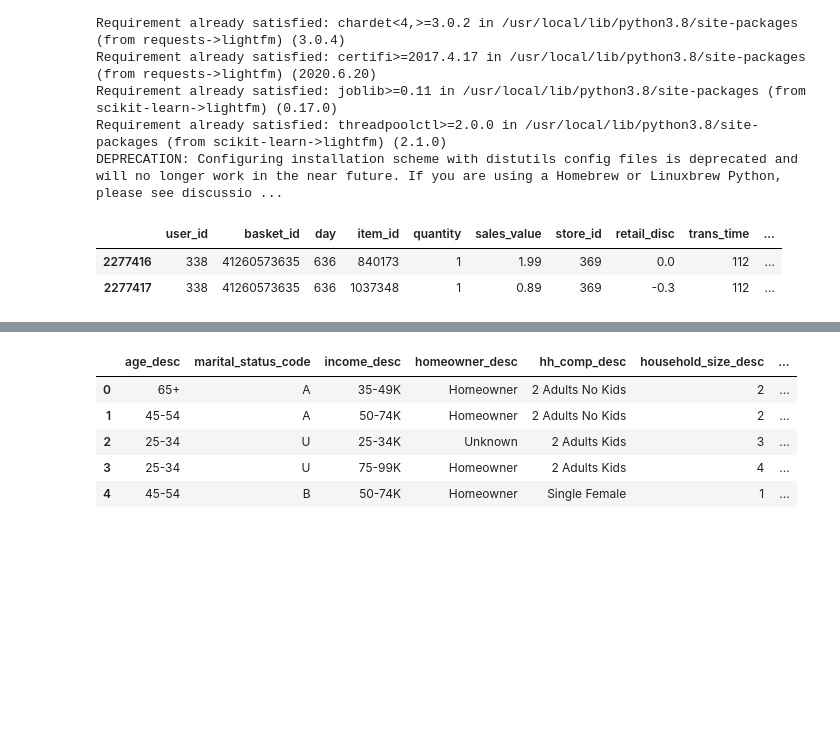
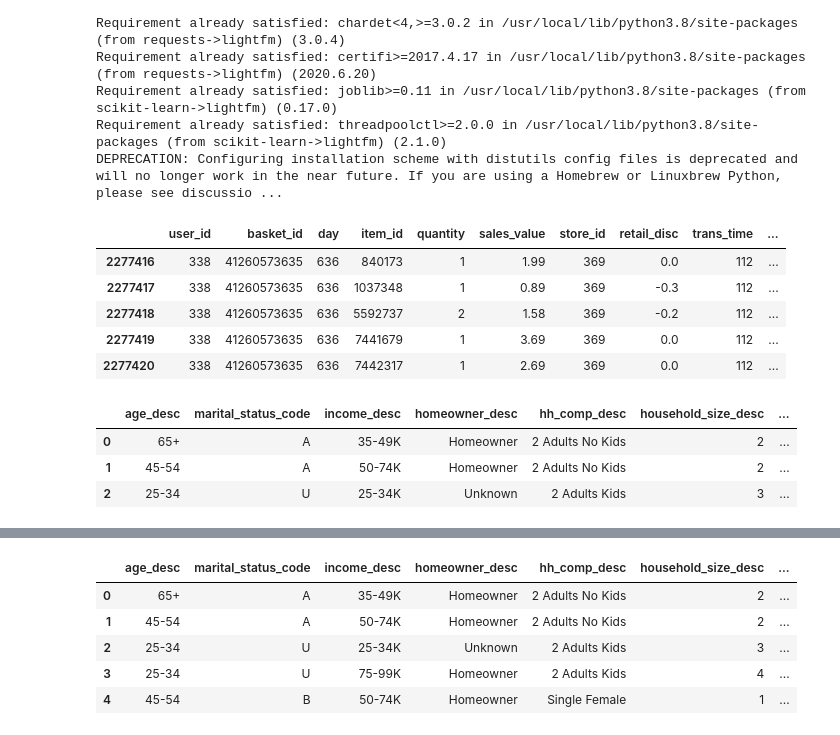
Before and after one commit to kate-ds/Recommender_systems, a Jupyter notebook: LightFM.ipynb, the cells around one changed output, grey strips where cells are left out. Drawn from its saved outputs; the diff is of its cells as text; code cells hidden in the pictures; blank space fills up the shorter version.

```diff
--- a/LightFM.ipynb
+++ b/LightFM.ipynb
@@ -57,24 +94,34 @@ from utils import prefilter_items
 # %%
 data = pd.read_csv('retail_train.csv')
 
 item_features = pd.read_csv('product.csv')
 user_features = pd.read_csv('hh_demographic.csv')
 
 # column processing
 item_features.columns = [col.lower() for col in item_features.columns]
 user_features.columns = [col.lower() for col in user_features.columns]
 
 item_features.rename(columns={'product_id': 'item_id'}, inplace=True)
 user_features.rename(columns={'household_key': 'user_id'}, inplace=True)
 
 # train test split
 test_size_weeks = 3
 
 data_train = data[data['week_no'] < data['week_no'].max() - test_size_weeks]
 data_test = data[data['week_no'] >= data['week_no'].max() - test_size_weeks]
 
-data_test.head(2)
+data_test.head()
 # %% [output]
 |  | user_id | basket_id | day | item_id | quantity | sales_value | store_id | retail_disc | trans_time | ... |
 | 2277416 | 338 | 41260573635 | 636 | 840173 | 1 | 1.99 | 369 | 0.0 | 112 | ... |
 | 2277417 | 338 | 41260573635 | 636 | 1037348 | 1 | 0.89 | 369 | -0.3 | 112 | ... |
+| 2277418 | 338 | 41260573635 | 636 | 5592737 | 2 | 1.58 | 369 | -0.2 | 112 | ... |
+| 2277419 | 338 | 41260573635 | 636 | 7441679 | 1 | 3.69 | 369 | 0.0 | 112 | ... |
+| 2277420 | 338 | 41260573635 | 636 | 7442317 | 1 | 2.69 | 369 | 0.0 | 112 | ... |
+# %%
+user_features.head(3)
+# %% [output]
+|  | age_desc | marital_status_code | income_desc | homeowner_desc | hh_comp_desc | household_size_desc | ... |
+| 0 | 65+ | A | 35-49K | Homeowner | 2 Adults No Kids | 2 | ... |
+| 1 | 45-54 | A | 50-74K | Homeowner | 2 Adults No Kids | 2 | ... |
+| 2 | 25-34 | U | 25-34K | Unknown | 2 Adults Kids | 3 | ... |
```
Also changed, not shown: parts of 25 cells of this notebook, 1 other file.
